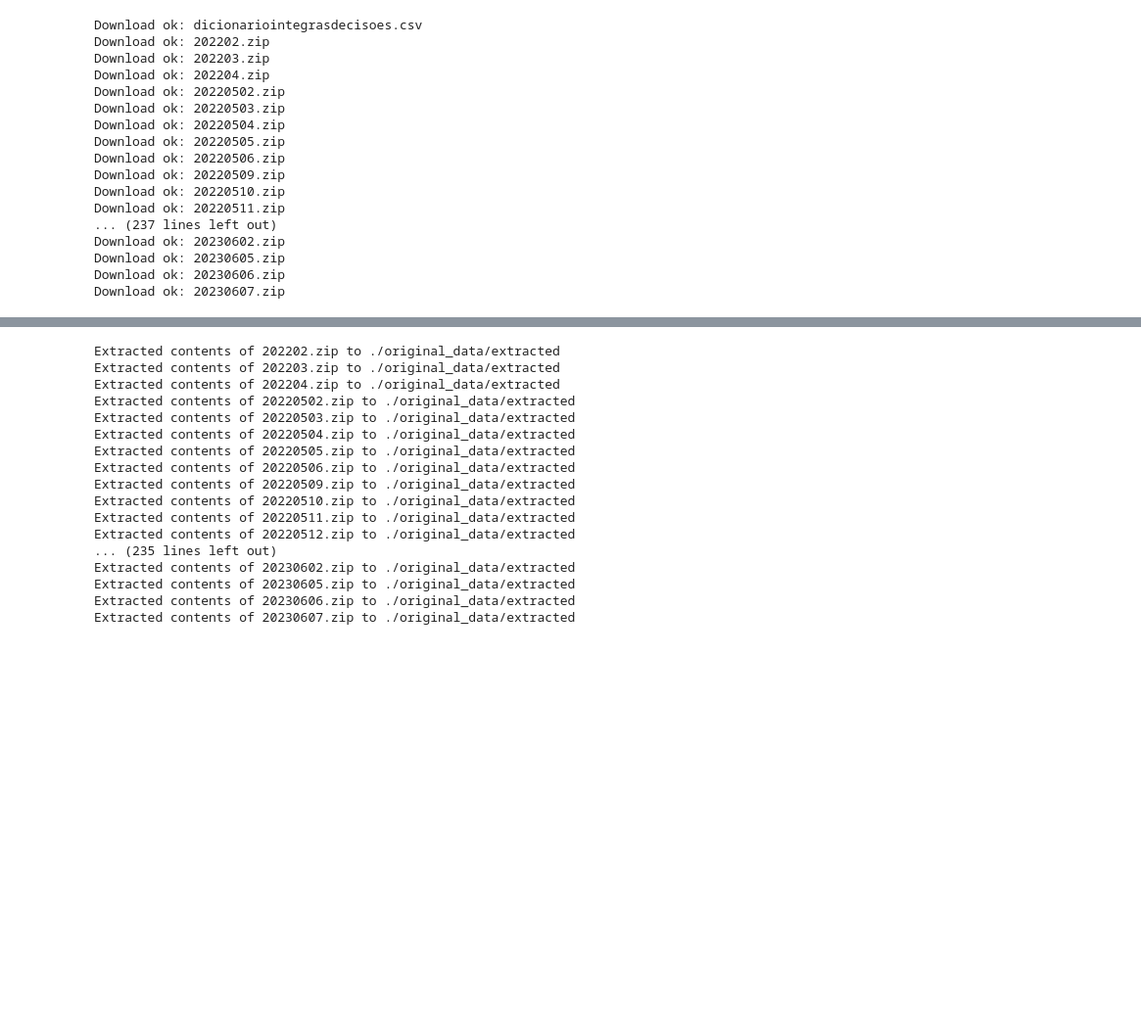
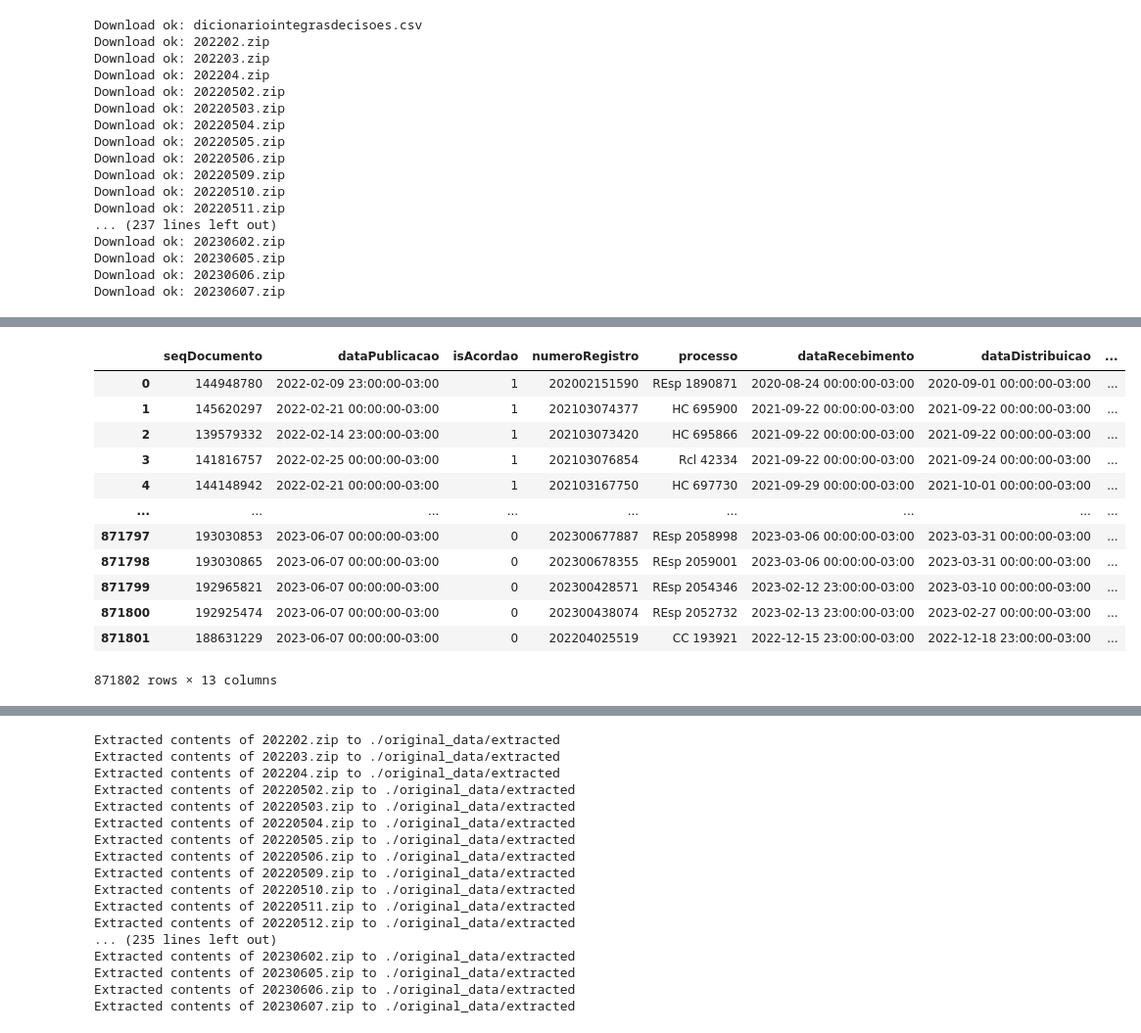
Before and after one commit to o-guilherme/D3TOP-NLP-Proj, a Jupyter notebook: D3TOP-NLP-Proj.ipynb, the cells around one changed output, grey strips where cells are left out. Shown at 98% size. Drawn from its saved outputs; the diff is of its cells as text; code cells hidden in the pictures; blank space fills up the shorter version.

```diff
--- a/D3TOP-NLP-Proj.ipynb
+++ b/D3TOP-NLP-Proj.ipynb
@@ -161,0 +623,18 @@ Download ok: 20230607.zip
+# %%
+df_test['classeProcesso'] = df_test['processo'].str.extract(r'(\D+)')
+# %%
+df_test
+# %% [output]
+|  | seqDocumento | dataPublicacao | isAcordao | numeroRegistro | processo | dataRecebimento | dataDistribuicao | ... |
+| 0 | 144948780 | 2022-02-09 23:00:00-03:00 | 1 | 202002151590 | REsp 1890871 | 2020-08-24 00:00:00-03:00 | 2020-09-01 00:00:00-03:00 | ... |
+| 1 | 145620297 | 2022-02-21 00:00:00-03:00 | 1 | 202103074377 | HC 695900 | 2021-09-22 00:00:00-03:00 | 2021-09-22 00:00:00-03:00 | ... |
+| 2 | 139579332 | 2022-02-14 23:00:00-03:00 | 1 | 202103073420 | HC 695866 | 2021-09-22 00:00:00-03:00 | 2021-09-22 00:00:00-03:00 | ... |
+| 3 | 141816757 | 2022-02-25 00:00:00-03:00 | 1 | 202103076854 | Rcl 42334 | 2021-09-22 00:00:00-03:00 | 2021-09-24 00:00:00-03:00 | ... |
+| 4 | 144148942 | 2022-02-21 00:00:00-03:00 | 1 | 202103167750 | HC 697730 | 2021-09-29 00:00:00-03:00 | 2021-10-01 00:00:00-03:00 | ... |
+| ... | ... | ... | ... | ... | ... | ... | ... | ... |
+| 871797 | 193030853 | 2023-06-07 00:00:00-03:00 | 0 | 202300677887 | REsp 2058998 | 2023-03-06 00:00:00-03:00 | 2023-03-31 00:00:00-03:00 | ... |
+| 871798 | 193030865 | 2023-06-07 00:00:00-03:00 | 0 | 202300678355 | REsp 2059001 | 2023-03-06 00:00:00-03:00 | 2023-03-31 00:00:00-03:00 | ... |
+| 871799 | 192965821 | 2023-06-07 00:00:00-03:00 | 0 | 202300428571 | REsp 2054346 | 2023-02-12 23:00:00-03:00 | 2023-03-10 00:00:00-03:00 | ... |
+| 871800 | 192925474 | 2023-06-07 00:00:00-03:00 | 0 | 202300438074 | REsp 2052732 | 2023-02-13 23:00:00-03:00 | 2023-02-27 00:00:00-03:00 | ... |
+| 871801 | 188631229 | 2023-06-07 00:00:00-03:00 | 0 | 202204025519 | CC 193921 | 2022-12-15 23:00:00-03:00 | 2022-12-18 23:00:00-03:00 | ... |
+871802 rows × 13 columns
```
Also changed, not shown: parts of 72 cells of this notebook, 5 other files.
